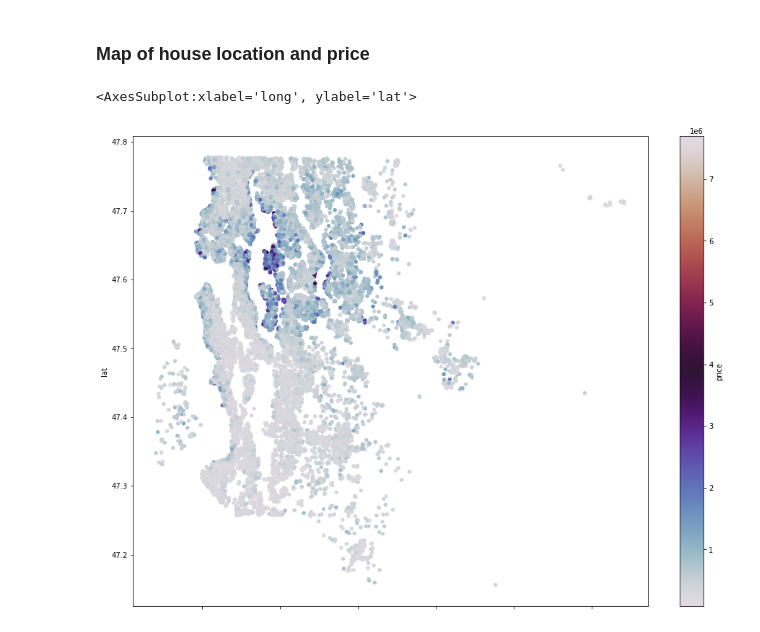
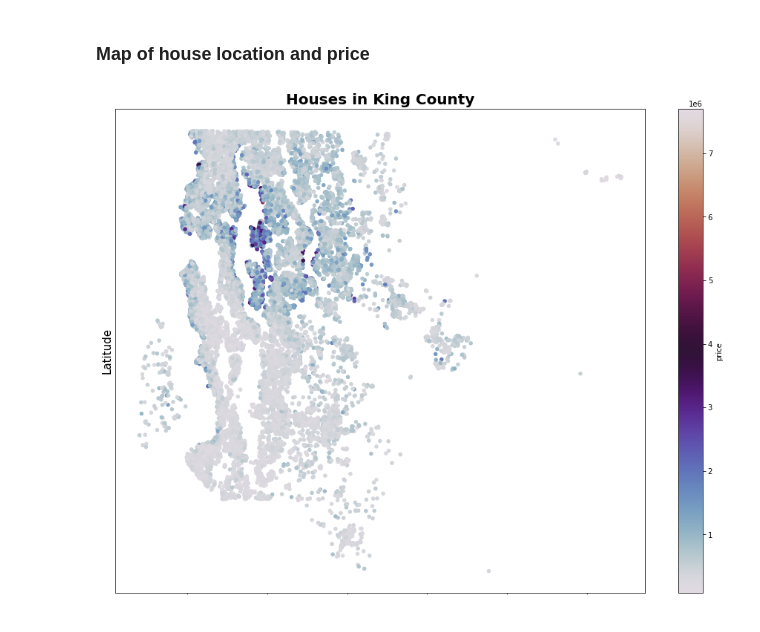
Before and after one commit to mattrubic/dsc-phase-2-project-v2-3, a Jupyter notebook: multi_lr_models.ipynb, the cells around one changed output. Drawn from its saved outputs; the diff is of its cells as text; code cells hidden in the pictures.

```diff
--- a/multi_lr_models.ipynb
+++ b/multi_lr_models.ipynb
@@ -659,7 +659,11 @@ strong multicollinearity or other numerical problems.
 # %%
 df.plot(kind = 'scatter', x='long', y='lat', figsize=(16,12),
         c= 'price', cmap = 'twilight')
-plt.ticklabel_format(style='plain', axis = 'y')
+plt.title('Houses in King County', fontsize =20, weight = 'bold')
+plt.ylabel('Latitude', fontsize =15)
+plt.xlabel('Longitude', fontsize =15)
+
+plt.xticks([])
+plt.yticks([]);
 # %% [output]
-<AxesSubplot:xlabel='long', ylabel='lat'>
-[figure, old version]
+[figure, new version]
```
Also changed, not shown: parts of 11 cells of this notebook, 1 other file.
